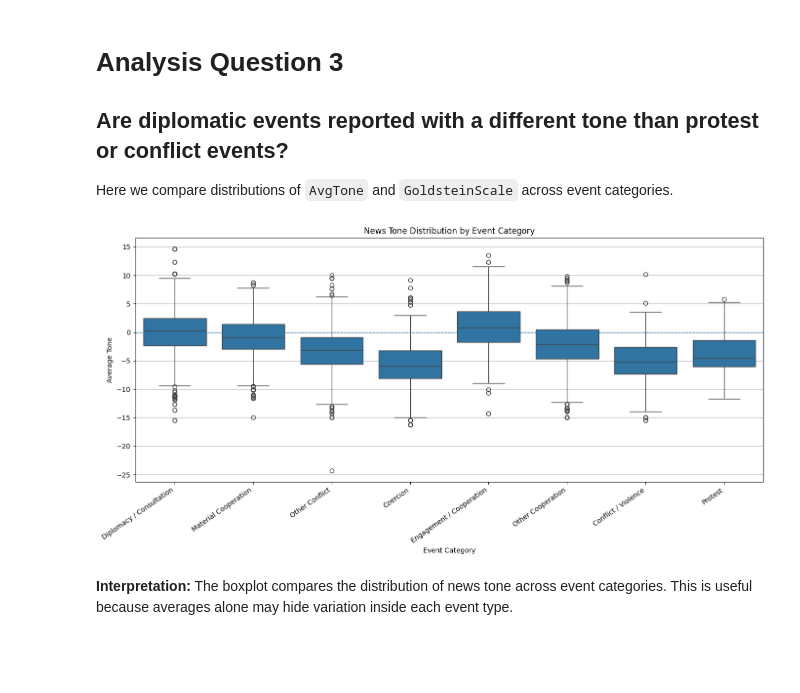
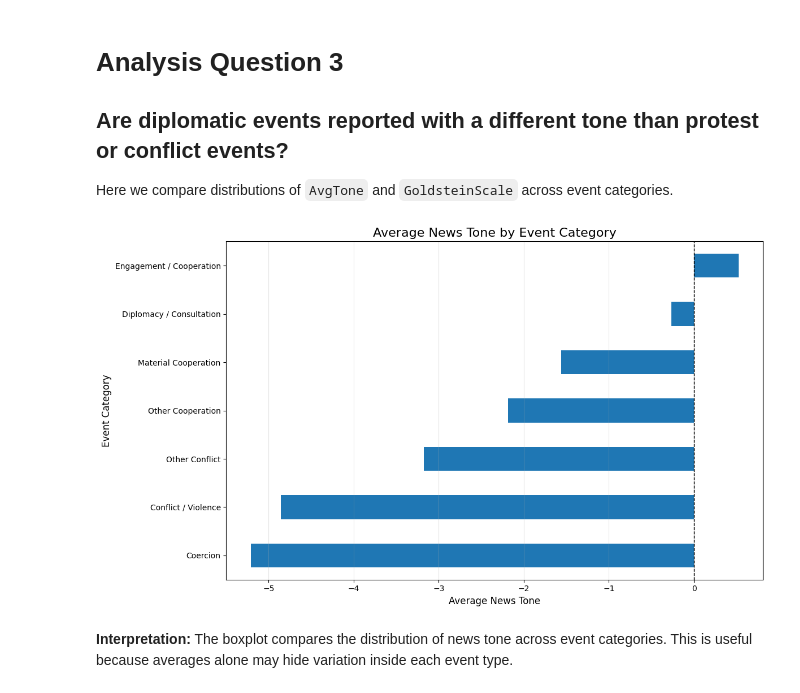
Before and after one commit to Beltinaa/world_mood_map_notebook, a Jupyter notebook: world_mood_map_notebook.ipynb, the cells around one changed output. Saved outputs shown, nothing was run; the diff lists cells and outputs as text; code cells hidden in the pictures; blank space fills up the shorter version.

```diff
--- a/world_mood_map_notebook.ipynb
+++ b/world_mood_map_notebook.ipynb
@@ -702,27 +702,42 @@ root_stats
 Here we compare distributions of `AvgTone` and `GoldsteinScale` across event categories.
 # %%
 # ============================================================
-# Cell 17: Boxplot — news tone by event category
+# Cell 17: Average News Tone by Event Category
 # ============================================================
 
-major_categories = category_stats[category_stats["events"] >= 50]["event_category"].tolist()
+# Keep only categories with enough observations
+major_categories = (
+    category_stats[category_stats["events"] >= 50]["event_category"]
+    .tolist()
+)
+
 df_major = df[df["event_category"].isin(major_categories)].copy()
 
-plt.figure(figsize=(14, 7))
-sns.boxplot(
-    data=df_major,
-    x="event_category",
-    y="AvgTone"
+# Calculate average tone by category
+tone_by_category = (
+    df_major
+    .groupby("event_category")["AvgTone"]
+    .mean()
+    .sort_values()
 )
-plt.axhline(0, linestyle="--", linewidth=1)
-plt.title("News Tone Distribution by Event Category")
-plt.xlabel("Event Category")
-plt.ylabel("Average Tone")
-plt.xticks(rotation=35, ha="right")
+
+# Plot horizontal bar chart
+plt.figure(figsize=(12, 7))
+
+tone_by_category.plot(kind="barh")
+
+# Add zero line to separate negative and positive tone
+plt.axvline(0, color="black", linestyle="--", linewidth=1)
+
+plt.title("Average News Tone by Event Category", fontsize=16)
+plt.xlabel("Average News Tone", fontsize=12)
+plt.ylabel("Event Category", fontsize=12)
+plt.grid(axis="x", alpha=0.3)
+
 plt.tight_layout()
 plt.show()
 # %% [output]
-[figure, old version]
+[figure, new version]
 # %% [markdown]
 **Interpretation:** The boxplot compares the distribution of news tone across event categories. This is useful because averages alone may hide variation inside each event type.
 # %%
```
Also changed, not shown: parts of 5 cells of this notebook.
